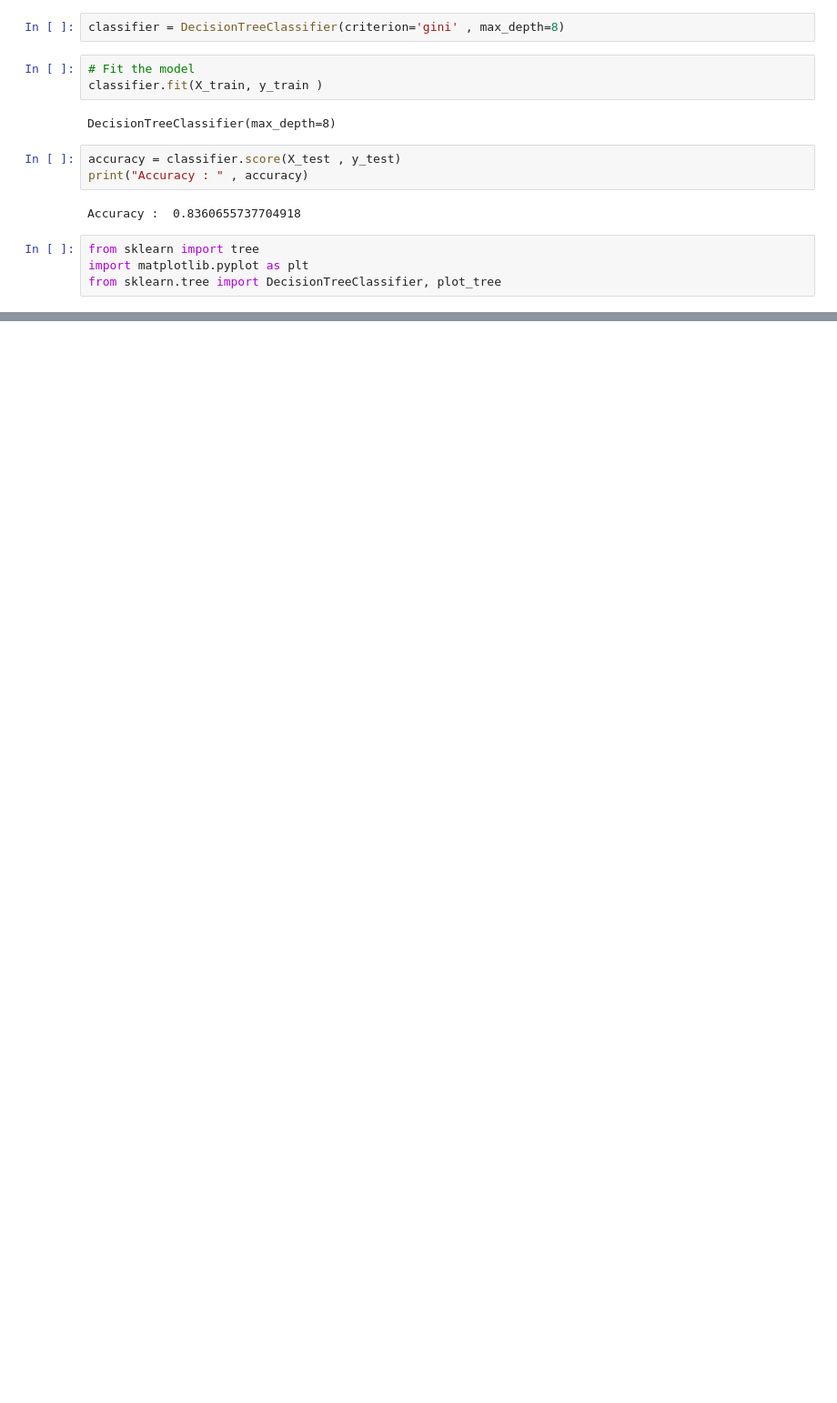
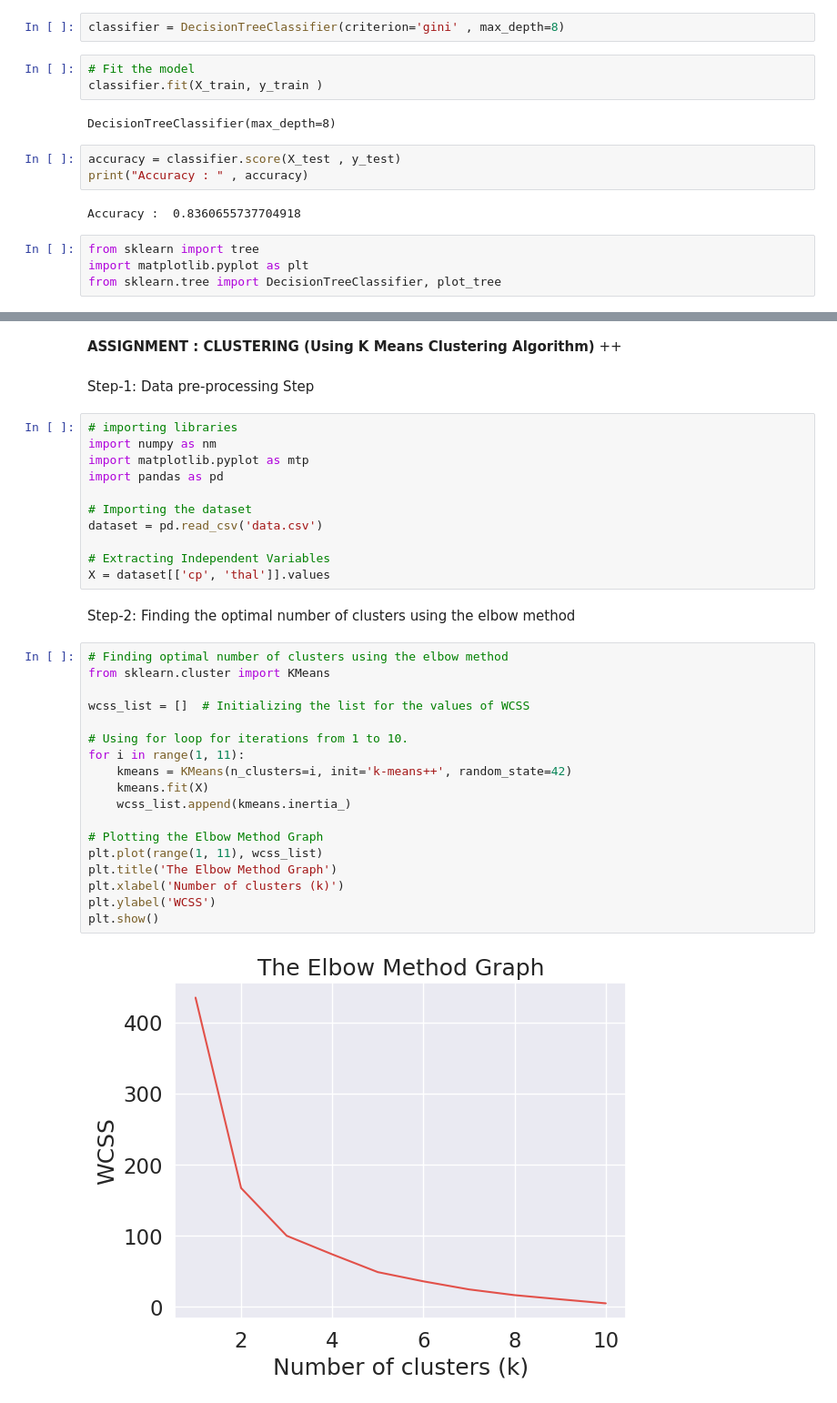
Before and after one commit to aayRJ23/Heart-Disease-Prediction, a Jupyter notebook: HeartDiseasePredictionwb.ipynb, the cells around one changed output, grey strips where cells are left out. Shown at 91% size. Drawn from its saved outputs; the diff is of its cells as text; blank space fills up the shorter version.

```diff
--- a/HeartDiseasePredictionwb.ipynb
+++ b/HeartDiseasePredictionwb.ipynb
@@ -659,0 +683,37 @@ plt.show()
+# %% [markdown]
+**ASSIGNMENT : CLUSTERING (Using K Means Clustering Algorithm)** ++
+# %% [markdown]
+Step-1: Data pre-processing Step
+# %%
+# importing libraries
+import numpy as nm
+import matplotlib.pyplot as mtp
+import pandas as pd
+
+# Importing the dataset
+dataset = pd.read_csv('data.csv')
+
+# Extracting Independent Variables
+X = dataset[['cp', 'thal']].values
+# %% [markdown]
+Step-2: Finding the optimal number of clusters using the elbow method
+# %%
+# Finding optimal number of clusters using the elbow method
+from sklearn.cluster import KMeans
+
+wcss_list = []  # Initializing the list for the values of WCSS
+
+# Using for loop for iterations from 1 to 10.
+for i in range(1, 11):
+    kmeans = KMeans(n_clusters=i, init='k-means++', random_state=42)
+    kmeans.fit(X)
+    wcss_list.append(kmeans.inertia_)
+
+# Plotting the Elbow Method Graph
+plt.plot(range(1, 11), wcss_list)
+plt.title('The Elbow Method Graph')
+plt.xlabel('Number of clusters (k)')
+plt.ylabel('WCSS')
+plt.show()
+# %% [output]
+[figure, added]
```
Also changed, not shown: parts of 51 cells of this notebook.
